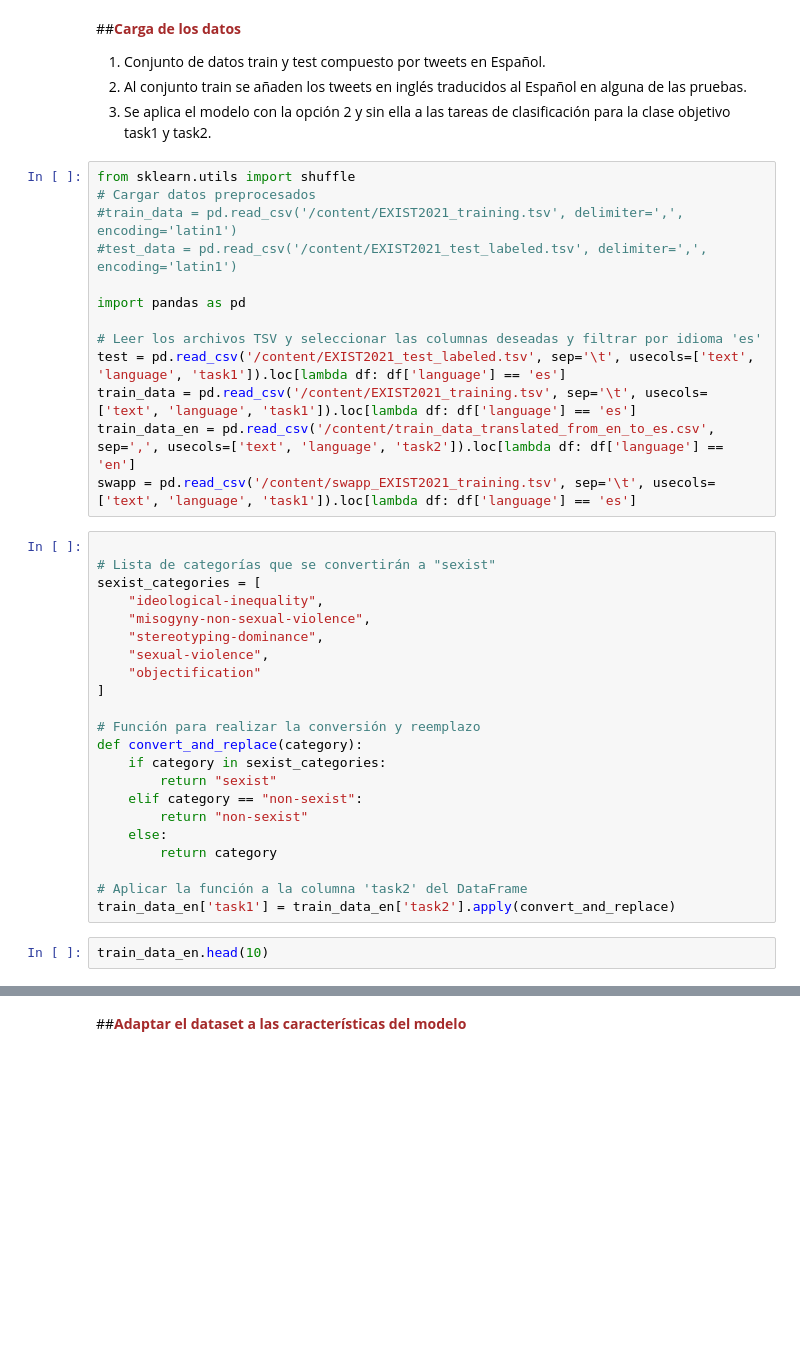
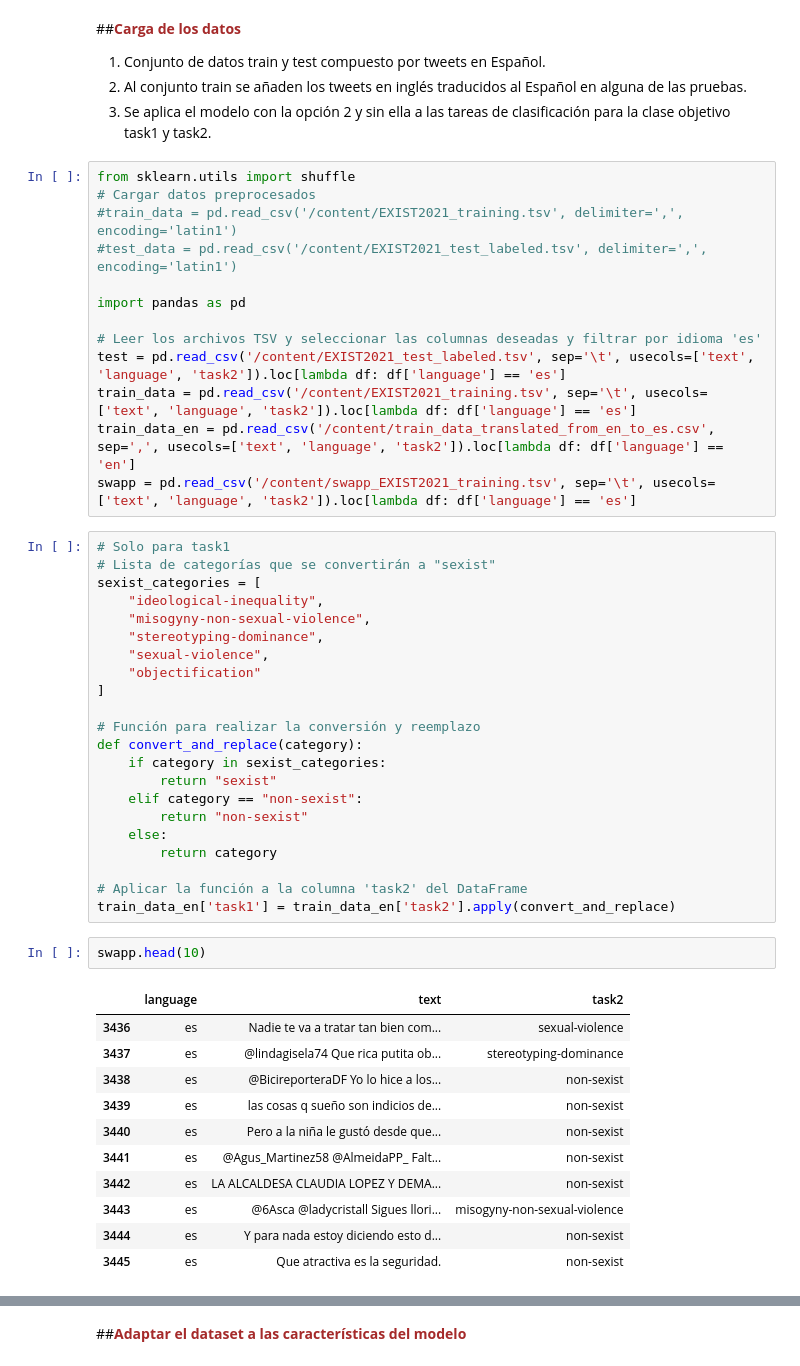
Before and after one commit to ManelSoengas/DL_Task2, a Jupyter notebook: DL_task2_Robertuito_21_8_23.ipynb, the cells around one changed output, grey strips where cells are left out. Cells and saved outputs as stored; diff of their text form; blank space fills up the shorter version.

```diff
--- a/DL_task2_Robertuito_21_8_23.ipynb
+++ b/DL_task2_Robertuito_21_8_23.ipynb
@@ -17,12 +19,12 @@ from sklearn.utils import shuffle
 import pandas as pd
 
 # Leer los archivos TSV y seleccionar las columnas deseadas y filtrar por idioma 'es'
-test = pd.read_csv('/content/EXIST2021_test_labeled.tsv', sep='\t', usecols=['text', 'language', 'task1']).loc[lambda df: df['language'] == 'es']
-train_data = pd.read_csv('/content/EXIST2021_training.tsv', sep='\t', usecols=['text', 'language', 'task1']).loc[lambda df: df['language'] == 'es']
+test = pd.read_csv('/content/EXIST2021_test_labeled.tsv', sep='\t', usecols=['text', 'language', 'task2']).loc[lambda df: df['language'] == 'es']
+train_data = pd.read_csv('/content/EXIST2021_training.tsv', sep='\t', usecols=['text', 'language', 'task2']).loc[lambda df: df['language'] == 'es']
 train_data_en = pd.read_csv('/content/train_data_translated_from_en_to_es.csv', sep=',', usecols=['text', 'language', 'task2']).loc[lambda df: df['language'] == 'en']
-swapp = pd.read_csv('/content/swapp_EXIST2021_training.tsv', sep='\t', usecols=['text', 'language', 'task1']).loc[lambda df: df['language'] == 'es']
+swapp = pd.read_csv('/content/swapp_EXIST2021_training.tsv', sep='\t', usecols=['text', 'language', 'task2']).loc[lambda df: df['language'] == 'es']
 # %%
-
+# Solo para task1
 # Lista de categorías que se convertirán a "sexist"
 sexist_categories = [
     "ideological-inequality",
@@ -44,7 +46,19 @@ def convert_and_replace(category):
 # Aplicar la función a la columna 'task2' del DataFrame
 train_data_en['task1'] = train_data_en['task2'].apply(convert_and_replace)
 # %%
-train_data_en.head(10)
+swapp.head(10)
+# %% [output]
+|  | language | text | task2 |
+| 3436 | es | Nadie te va a tratar tan bien com... | sexual-violence |
+| 3437 | es | @lindagisela74 Que rica putita ob... | stereotyping-dominance |
+| 3438 | es | @BicireporteraDF Yo lo hice a los... | non-sexist |
+| 3439 | es | las cosas q sueño son indicios de... | non-sexist |
+| 3440 | es | Pero a la niña le gustó desde que... | non-sexist |
+| 3441 | es | @Agus_Martinez58 @AlmeidaPP_ Falt... | non-sexist |
+| 3442 | es | LA ALCALDESA CLAUDIA LOPEZ Y DEMA... | non-sexist |
+| 3443 | es | @6Asca @ladycristall Sigues llori... | misogyny-non-sexual-violence |
+| 3444 | es | Y para nada estoy diciendo esto d... | non-sexist |
+| 3445 | es | Que atractiva es la seguridad. | non-sexist |
 # %%
 # Concatenar train_data y train_data_en en un único DataFrame llamado train_data
 train_data = pd.concat([train_data, train_data_en], ignore_index=True)
```
Also changed, not shown: parts of 16 cells of this notebook.
